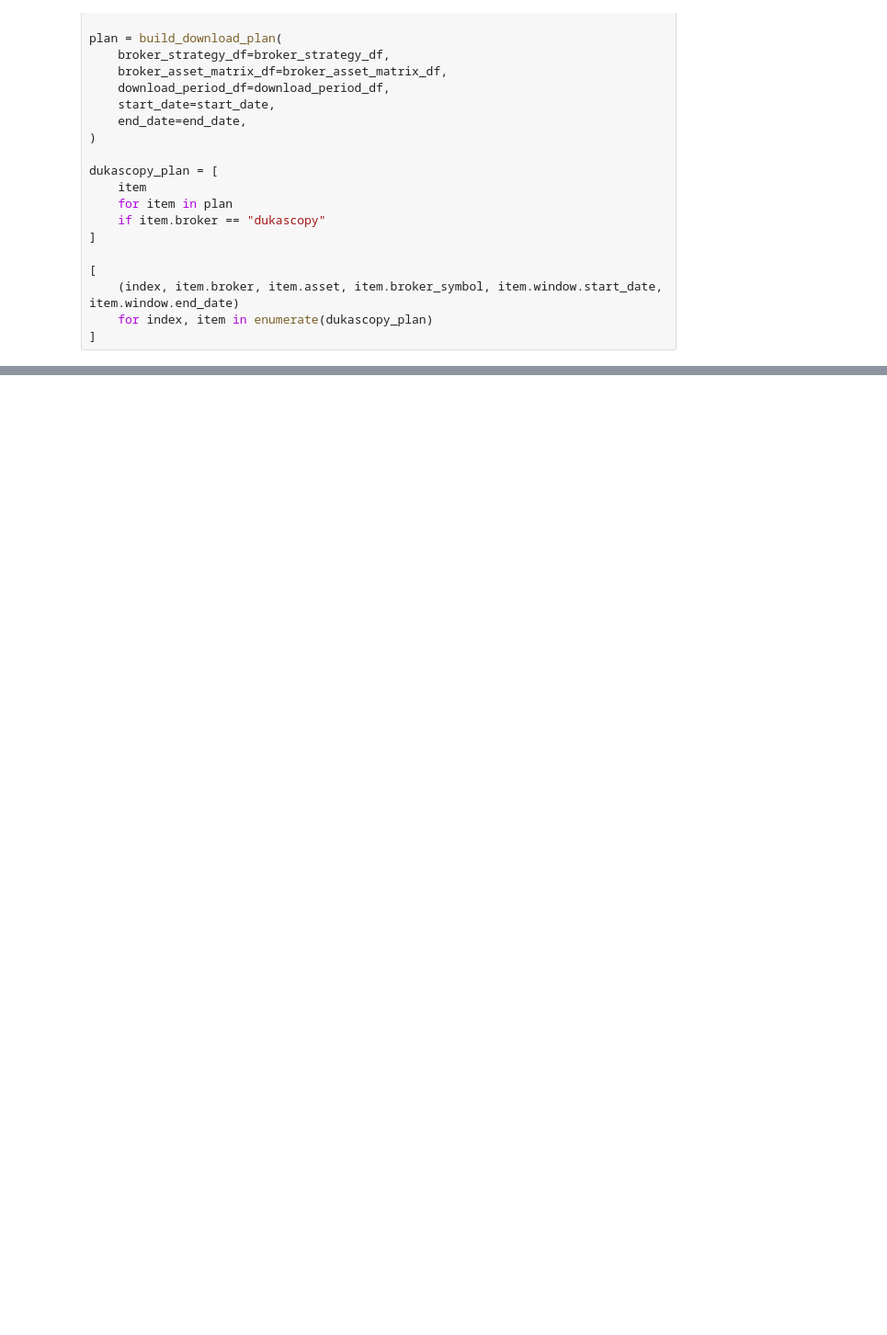
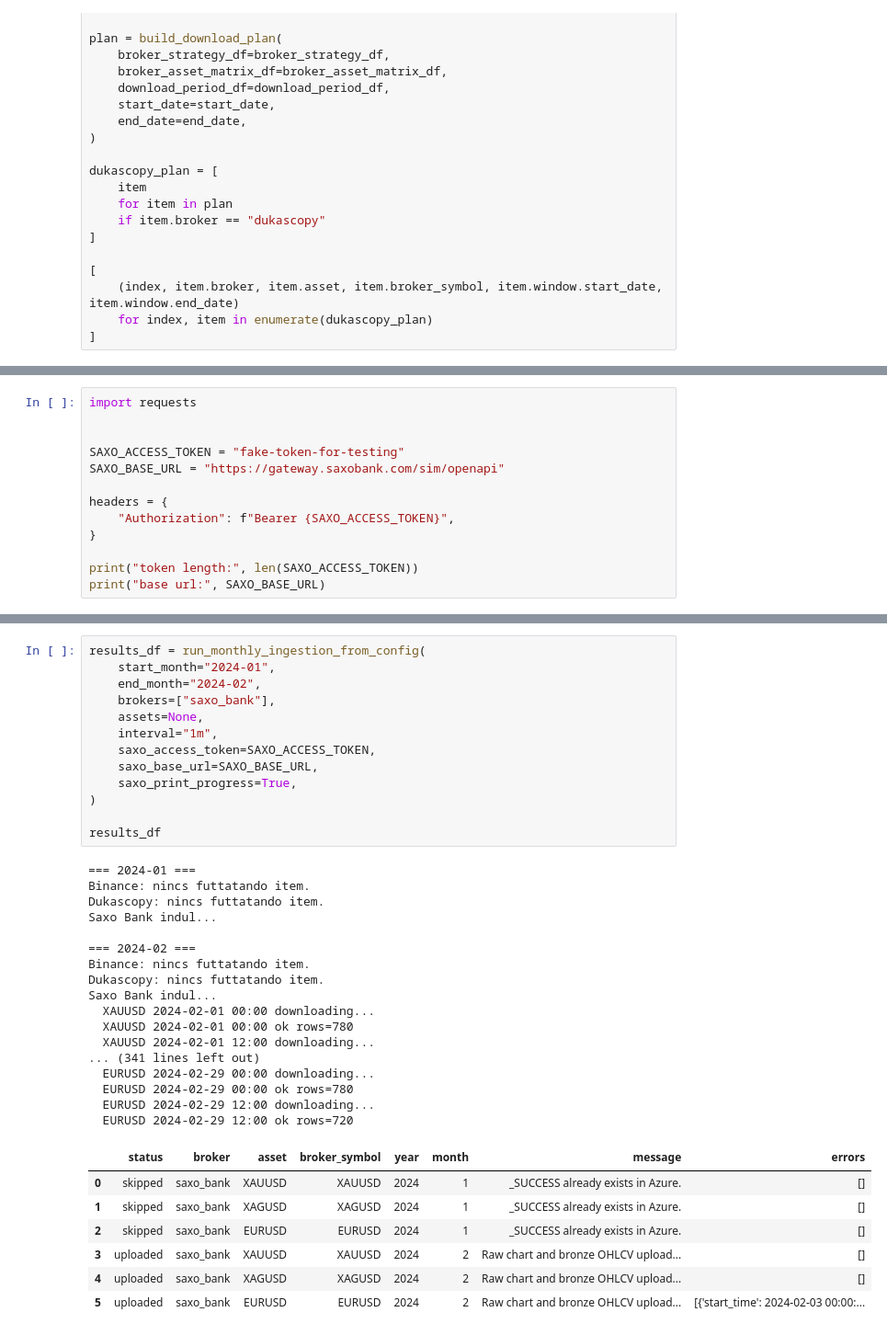
Before and after one commit to tamaskristok/on_lab_v2, a Jupyter notebook: labor.ipynb, the cells around one changed output, grey strips where cells are left out. Shown at 92% size. Cells and saved outputs as stored; diff of their text form; blank space fills up the shorter version.

```diff
--- a/labor.ipynb
+++ b/labor.ipynb
@@ -2446,0 +2449,13 @@ dukascopy_plan = [
+# %%
+import requests
+
+
+SAXO_ACCESS_TOKEN = "fake-token-for-testing"
+SAXO_BASE_URL = "https://gateway.saxobank.com/sim/openapi"
+
+headers = {
+    "Authorization": f"Bearer {SAXO_ACCESS_TOKEN}",
+}
+
+print("token length:", len(SAXO_ACCESS_TOKEN))
+print("base url:", SAXO_BASE_URL)
@@ -2446,0 +3056,38 @@ dukascopy_plan = [
+# %%
+results_df = run_monthly_ingestion_from_config(
+    start_month="2024-01",
+    end_month="2024-02",
+    brokers=["saxo_bank"],
+    assets=None,
+    interval="1m",
+    saxo_access_token=SAXO_ACCESS_TOKEN,
+    saxo_base_url=SAXO_BASE_URL,
+    saxo_print_progress=True,
+)
+
+results_df
+# %% [output]
+=== 2024-01 ===
+Binance: nincs futtatando item.
+Dukascopy: nincs futtatando item.
+Saxo Bank indul...
+
+=== 2024-02 ===
+Binance: nincs futtatando item.
+Dukascopy: nincs futtatando item.
+Saxo Bank indul...
+  XAUUSD 2024-02-01 00:00 downloading...
+  XAUUSD 2024-02-01 00:00 ok rows=780
+  XAUUSD 2024-02-01 12:00 downloading...
+... (341 lines left out)
+  EURUSD 2024-02-29 00:00 downloading...
+  EURUSD 2024-02-29 00:00 ok rows=780
+  EURUSD 2024-02-29 12:00 downloading...
+  EURUSD 2024-02-29 12:00 ok rows=720
+|  | status | broker | asset | broker_symbol | year | month | message | errors |
+| 0 | skipped | saxo_bank | XAUUSD | XAUUSD | 2024 | 1 | _SUCCESS already exists in Azure. | [] |
+| 1 | skipped | saxo_bank | XAGUSD | XAGUSD | 2024 | 1 | _SUCCESS already exists in Azure. | [] |
+| 2 | skipped | saxo_bank | EURUSD | EURUSD | 2024 | 1 | _SUCCESS already exists in Azure. | [] |
+| 3 | uploaded | saxo_bank | XAUUSD | XAUUSD | 2024 | 2 | Raw chart and bronze OHLCV upload... | [] |
+| 4 | uploaded | saxo_bank | XAGUSD | XAGUSD | 2024 | 2 | Raw chart and bronze OHLCV upload... | [] |
+| 5 | uploaded | saxo_bank | EURUSD | EURUSD | 2024 | 2 | Raw chart and bronze OHLCV upload... | [{'start_time': 2024-02-03 00:00:... |
```
Also changed, not shown: parts of 47 cells of this notebook, 14 other files.
